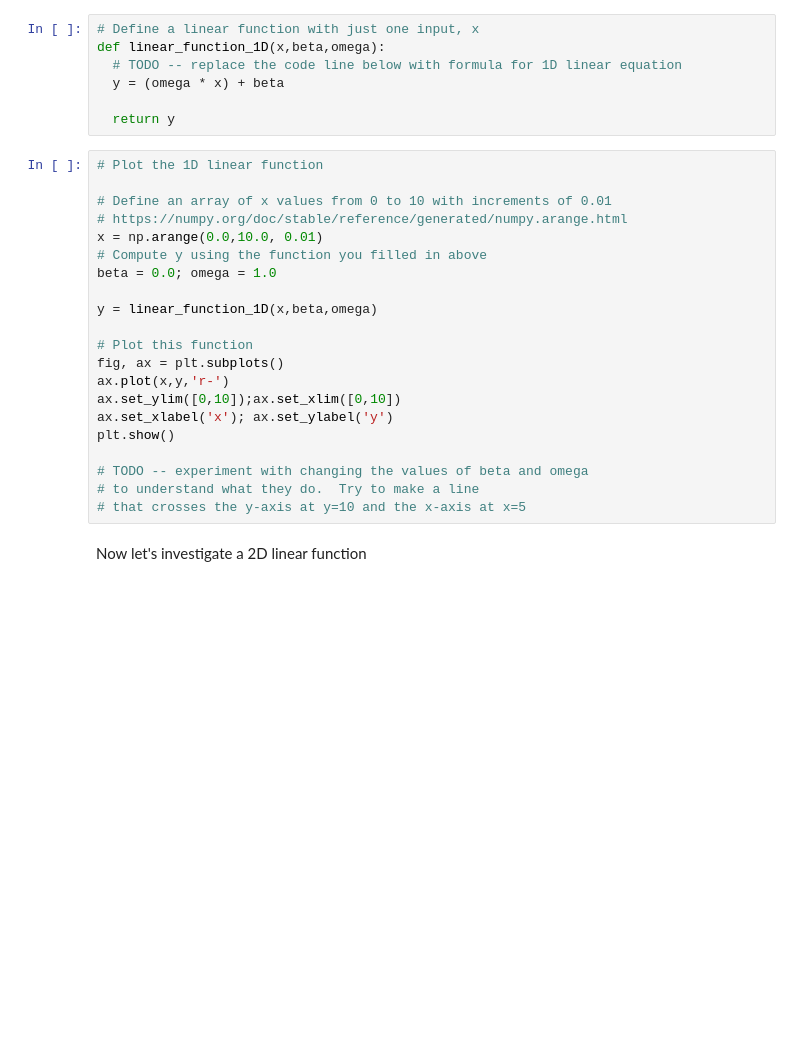
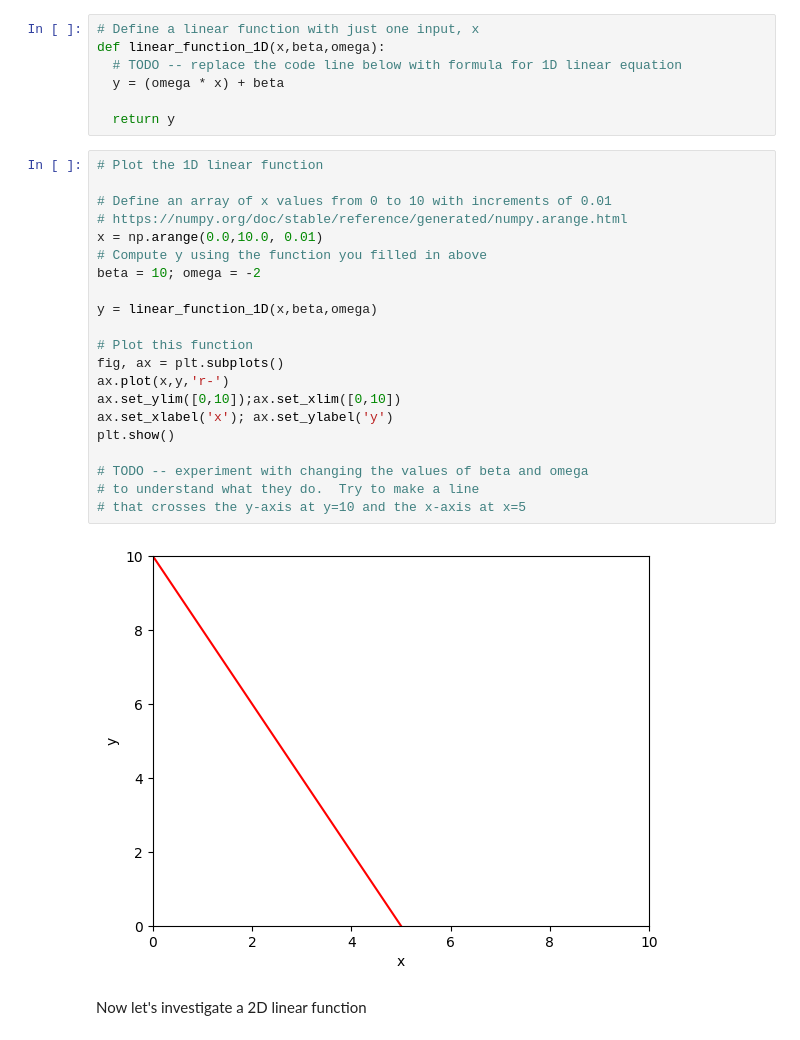
Before and after one commit to Greg-Saul/DL_HW, a Jupyter notebook: Notebooks/Chap01/1_1_BackgroundMathematics.ipynb, the cells around one changed output. Cells and saved outputs as stored; diff of their text form; blank space fills up the shorter version.

```diff
--- a/Notebooks/Chap01/1_1_BackgroundMathematics.ipynb
+++ b/Notebooks/Chap01/1_1_BackgroundMathematics.ipynb
@@ -32,24 +32,26 @@ def linear_function_1D(x,beta,omega):
 # %%
 # Plot the 1D linear function
 
 # Define an array of x values from 0 to 10 with increments of 0.01
 # https://numpy.org/doc/stable/reference/generated/numpy.arange.html
 x = np.arange(0.0,10.0, 0.01)
 # Compute y using the function you filled in above
-beta = 0.0; omega = 1.0
+beta = 10; omega = -2
 
 y = linear_function_1D(x,beta,omega)
 
 # Plot this function
 fig, ax = plt.subplots()
 ax.plot(x,y,'r-')
 ax.set_ylim([0,10]);ax.set_xlim([0,10])
 ax.set_xlabel('x'); ax.set_ylabel('y')
 plt.show()
 
 # TODO -- experiment with changing the values of beta and omega
 # to understand what they do.  Try to make a line
 # that crosses the y-axis at y=10 and the x-axis at x=5
+# %% [output]
+[figure, added]
 # %% [markdown]
 Now let's investigate a 2D linear function
 # %%
```
Also changed, not shown: parts of 2 cells of this notebook.
